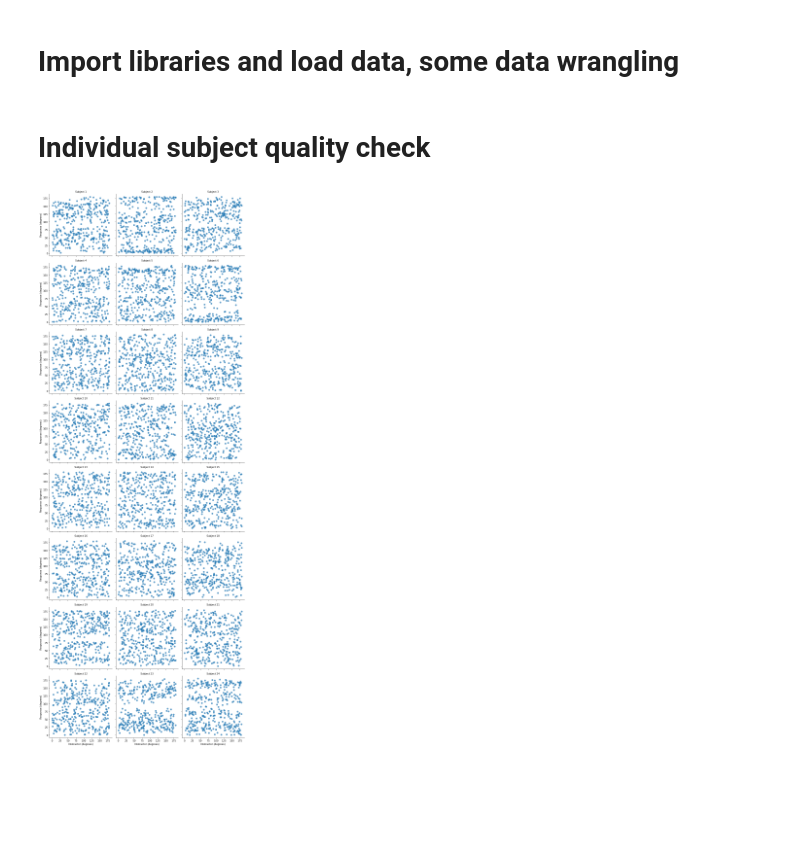
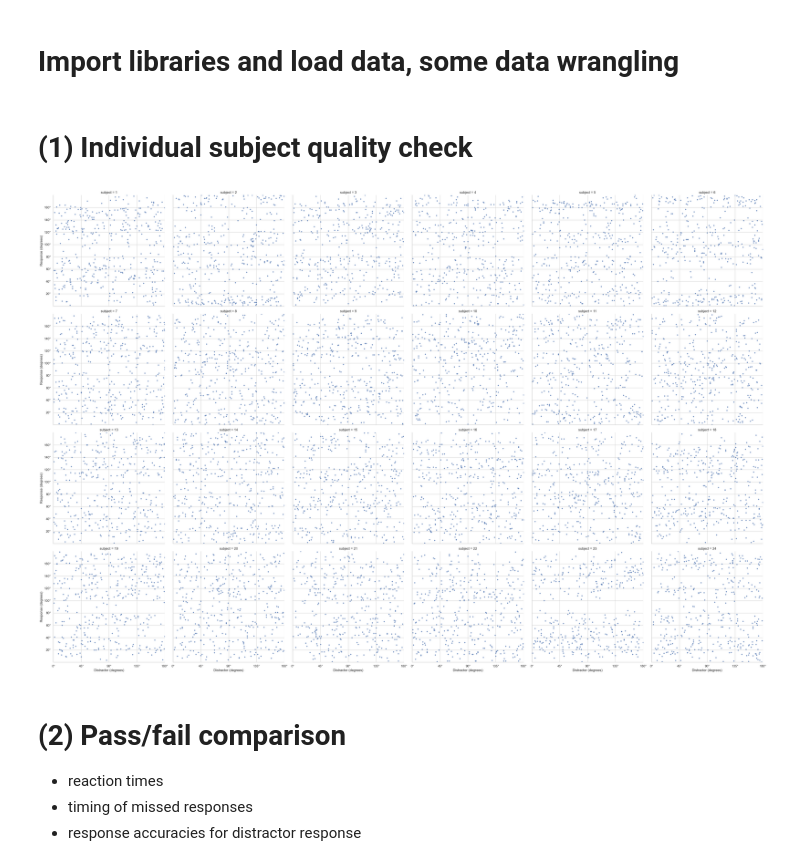
Before and after one commit to hkular/WM_NoiseV11, a Jupyter notebook: V11_Analysis.ipynb, the cells around one changed output. Drawn from its saved outputs; the diff is of its cells as text; code cells hidden in the pictures; blank space fills up the shorter version.

```diff
--- a/V11_Analysis.ipynb
+++ b/V11_Analysis.ipynb
@@ -33,7 +36,7 @@ factor_mapping = {
 V11.replace(factor_mapping, inplace=True)
 V11b.replace(factor_mapping, inplace=True)
 # %% [markdown]
-# Individual subject quality check
+# (1) Individual subject quality check
 # %%
 ## If they withdraw from the experiment before completing all trials (n = 576)
 ntrials = V11['subject'].value_counts()
@@ -45,40 +48,3 @@ attendrespcheck = attendrespcheck[attendrespcheck.isna()]
 for subject, count in attendrespcheck.items():
     if count > 0.1 * ntrials[subject] / 3:
         print(f"exclude subject {subject} no response to attend")
-
-# Responded to more than 10% of the distractors in the ignore-distractor condition
-ignorerespcheck = V11[V11['distractor'] == 'ignore'].groupby('subject')['dist'].count()
-ignorerespcheck = ignorerespcheck[ignorerespcheck.isna()]
-for subject, count in ignorerespcheck.items():
-    if count < 0.9 * ntrials[subject] / 3:
-        print(f"exclude subject {subject} response to ignore")
-
-# Responded to at least 90% of the targets
-nonrespcheck = V11.groupby('subject')['resp'].count()
-nonrespcheck = nonrespcheck[nonrespcheck.isna()]
-for subject, count in nonrespcheck.items():
-    if count > 0.1 * ntrials[subject]:
-        print(f"exclude subject {subject} no response to target")
-
-# Subjects will be removed if there is evidence for responses clustered around the orientation of the distractor
-# Instead of around the memory target, a cluster of responses around the distractor orientation suggests non-compliance with task instructions.
-taskcheck = V11.dropna(subset=['distractorori', 'resp'])
-# Create scatter plot (You might need to customize this part)
-g = sns.FacetGrid(V11, col="subject", col_wrap=3, height=4)
-g.map(plt.scatter, "distractorori", "resp", alpha=.7)
-g.set_axis_labels("Distractor (degrees)", "Response (degrees)")
-g.set_titles(col_template="Subject {col_name}")
-plt.show()
-
-# The average measured performance error is greater than 49 degrees
-from scipy.stats import circmean
-from scipy.stats import circstd
-perfcheck = V11.groupby('subject').agg(
-    circ_mean=('acc', lambda x: circmean(x * np.pi / 180)),
-    circ_std=('acc', lambda x: circstd(x * np.pi / 180))
-)
-perfcheck = perfcheck[perfcheck['circ_std'] * 180 / np.pi > 49]
-for subject in perfcheck.index:
-    print(f"exclude subject {subject} large behavior error")
-# %% [output]
-[figure, removed]
@@ -84,0 +67,29 @@ for subject in perfcheck.index:
+# %%
+# Subjects will be removed if there is evidence for responses clustered around the orientation of the distractor
+# Instead of around the memory target, a cluster of responses around the distractor orientation suggests non-compliance with task instructions.
+# Filter data
+taskcheck = V11.dropna(subset=['distractorori', 'resp'])
+
+# Set the figure style
+plt.figure(figsize=(18, 4))
+sns.set(style="whitegrid")
+
+
+# Create scatter plot with facets
+g = sns.FacetGrid(taskcheck, col="subject", col_wrap= 6, height=6)
+g.map_dataframe(plt.scatter, "distractorori", "resp", alpha=.7, s=10)
+
+# Set x-axis labels and tick marks
+g.set(xticks=[0, 45, 90, 135, 180], xticklabels=["0°", "45°", "90°", "135°", "180°"], xlim=(0, 180))
+
+# Set y-axis labels and tick marks
+g.set(yticks=[20, 40, 60, 80, 100, 120, 140, 160], yticklabels=["20°", "40°", "60°", "80°", "100°", "120°", "140°", "160°"], ylim=(0, 180))
+
+# Add x-axis and y-axis titles
+g.set_axis_labels("Distractor (degrees)", "Response (degrees)")
+
+# Display plot
+plt.tight_layout()
+plt.show()
+# %% [output]
+[figure, added]
@@ -84,0 +108,5 @@ for subject in perfcheck.index:
+# %% [markdown]
+# (2) Pass/fail comparison
+- reaction times
+- timing of missed responses
+- response accuracies for distractor response
```
Also changed, not shown: parts of 10 cells of this notebook, 1 other file.
